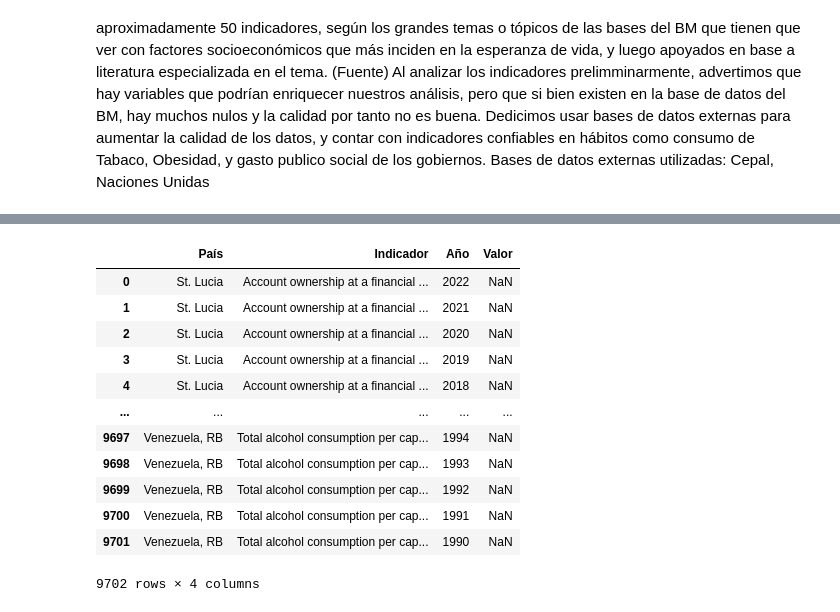
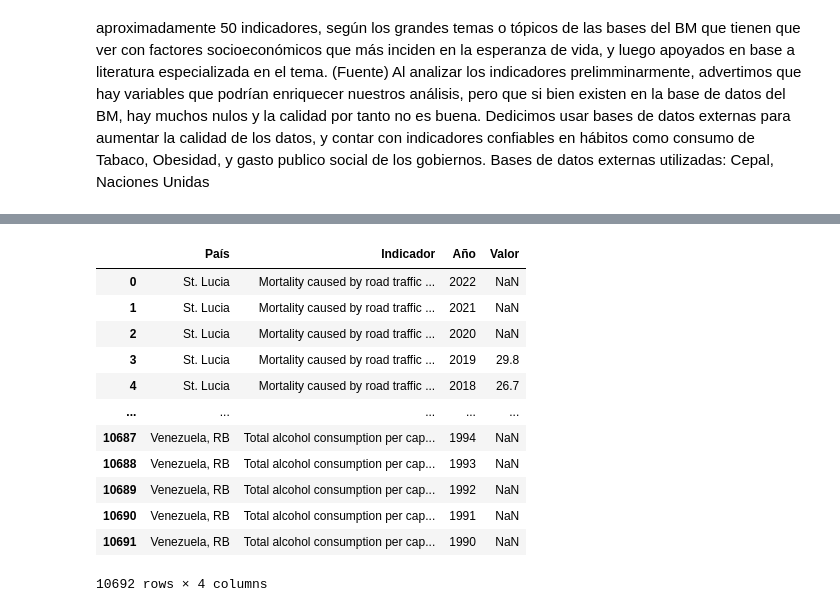
Before and after one commit to HaiderInfante/proyecto_final_bootcamp_henry, a Jupyter notebook: EDA1.ipynb, the cells around one changed output, grey strips where cells are left out. Cells and saved outputs as stored; diff of their text form; code cells hidden in the pictures.

```diff
--- a/EDA1.ipynb
+++ b/EDA1.ipynb
@@ -151,7 +139,9 @@ countries = ["CAN",
 
 
 # Indicadores que deseas consultar
-indicators = [
+indicators = ["SH.STA.TRAF.P5",
+"SH.DYN.NCOM.ZS",
+"SH.STA.WASH.P5",
     "FX.OWN.TOTL.ZS",
     "SP.DYN.CBRT.IN",
     "SH.XPD.KHEX.GD.ZS",
@@ -167,6 +157,7 @@ indicators = [
     "SE.SEC.CUAT.LO.ZS",
     "SP.DYN.TFRT.IN",
     "NY.GDP.MKTP.PP.KD",
+    "NY.GDP.PCAP.PP.KD", "NY.GDP.MKTP.KD.ZG",
     "SI.POV.GINI",
     "SH.STA.IYCF.ZS",
     "SP.DYN.LE00.FE.IN",
@@ -265,7 +256,9 @@ countries = [
     "HND",
     "JAM" ]
 # Indicadores que deseas consultar
-indicators = [
+indicators = ["SH.STA.TRAF.P5",
+"SH.DYN.NCOM.ZS",
+"SH.STA.WASH.P5",
     "FX.OWN.TOTL.ZS",
     "SP.DYN.CBRT.IN",
     "SH.XPD.KHEX.GD.ZS",
@@ -281,6 +274,7 @@ indicators = [
     "SE.SEC.CUAT.LO.ZS",
     "SP.DYN.TFRT.IN",
     "NY.GDP.MKTP.PP.KD",
+    "NY.GDP.PCAP.PP.KD", "NY.GDP.MKTP.KD.ZG",
     "SI.POV.GINI",
     "SH.STA.IYCF.ZS",
     "SP.DYN.LE00.FE.IN",
@@ -375,7 +369,9 @@ countries = [
              "BOL", "BRA", "PER", "DOM", "KNA", "SLV"
              ]
 # Indicadores que deseas consultar
-indicators = [
+indicators = ["SH.STA.TRAF.P5",
+"SH.DYN.NCOM.ZS",
+"SH.STA.WASH.P5",
     "FX.OWN.TOTL.ZS",
     "SP.DYN.CBRT.IN",
     "SH.XPD.KHEX.GD.ZS",
@@ -391,6 +387,7 @@ indicators = [
     "SE.SEC.CUAT.LO.ZS",
     "SP.DYN.TFRT.IN",
     "NY.GDP.MKTP.PP.KD",
+    "NY.GDP.PCAP.PP.KD", "NY.GDP.MKTP.KD.ZG",
     "SI.POV.GINI",
     "SH.STA.IYCF.ZS",
     "SP.DYN.LE00.FE.IN",
@@ -484,7 +481,9 @@ countries = [
 
 
 # Indicadores que deseas consultar
-indicators = [
+indicators = ["SH.STA.TRAF.P5",
+"SH.DYN.NCOM.ZS",
+"SH.STA.WASH.P5",
     "FX.OWN.TOTL.ZS",
     "SP.DYN.CBRT.IN",
     "SH.XPD.KHEX.GD.ZS",
@@ -500,6 +499,7 @@ indicators = [
     "SE.SEC.CUAT.LO.ZS",
     "SP.DYN.TFRT.IN",
     "NY.GDP.MKTP.PP.KD",
+    "NY.GDP.PCAP.PP.KD", "NY.GDP.MKTP.KD.ZG",
     "SI.POV.GINI",
     "SH.STA.IYCF.ZS",
     "SP.DYN.LE00.FE.IN",
@@ -590,7 +590,9 @@ data_df2
 countries =[ "LCA", "VCT", "SUR", "TTO", "URY", "VEN"  ]
 
 # Indicadores que deseas consultar
-indicators = [
+indicators = ["SH.STA.TRAF.P5",
+"SH.DYN.NCOM.ZS",
+"SH.STA.WASH.P5",
     "FX.OWN.TOTL.ZS",
     "SP.DYN.CBRT.IN",
     "SH.XPD.KHEX.GD.ZS",
@@ -606,6 +608,7 @@ indicators = [
     "SE.SEC.CUAT.LO.ZS",
     "SP.DYN.TFRT.IN",
     "NY.GDP.MKTP.PP.KD",
+    "NY.GDP.PCAP.PP.KD", "NY.GDP.MKTP.KD.ZG",
     "SI.POV.GINI",
     "SH.STA.IYCF.ZS",
     "SP.DYN.LE00.FE.IN",
@@ -655,45 +658,45 @@ data_frames = []
 # URL base de la API del Banco Mundial
 base_url = "http://api.worldbank.org/v2/country"
 
 # Realiza las consultas para cada país, indicador y año
 for country_code in countries:
     for indicator in indicators:
         # Construye la URL de la consulta
         url = f"{base_url}/{country_code}/indicator/{indicator}?date={start_year}:{end_year}&format=json"
 
         # Realiza la solicitud GET a la API del Banco Mundial
         response = requests.get(url)
 
         # Verifica si la solicitud fue exitosa
         if response.status_code == 200:
             data = response.json()
             # Los datos se encuentran en data[1]
             for entry in data[1]:
                 year = entry['date']
                 value = entry['value']
                 indicator_name = entry['indicator']['value']
                 country_name = entry['country']['value']
                 data_frames.append(pd.DataFrame({"País": [country_name], "Indicador": [indicator_name], "Año": [year], "Valor": [value]}))
 
 # Concatenar todos los DataFrames individuales en uno
 data_df3 = pd.concat(data_frames, ignore_index=True)
 
 # Mostrar los datos en una tabla
 data_df3
 # %% [output]
 |  | País | Indicador | Año | Valor |
-| 0 | St. Lucia | Account ownership at a financial ... | 2022 | NaN |
-| 1 | St. Lucia | Account ownership at a financial ... | 2021 | NaN |
-| 2 | St. Lucia | Account ownership at a financial ... | 2020 | NaN |
-| 3 | St. Lucia | Account ownership at a financial ... | 2019 | NaN |
-| 4 | St. Lucia | Account ownership at a financial ... | 2018 | NaN |
+| 0 | St. Lucia | Mortality caused by road traffic ... | 2022 | NaN |
+| 1 | St. Lucia | Mortality caused by road traffic ... | 2021 | NaN |
+| 2 | St. Lucia | Mortality caused by road traffic ... | 2020 | NaN |
+| 3 | St. Lucia | Mortality caused by road traffic ... | 2019 | 29.8 |
+| 4 | St. Lucia | Mortality caused by road traffic ... | 2018 | 26.7 |
 | ... | ... | ... | ... | ... |
-| 9697 | Venezuela, RB | Total alcohol consumption per cap... | 1994 | NaN |
-| 9698 | Venezuela, RB | Total alcohol consumption per cap... | 1993 | NaN |
-| 9699 | Venezuela, RB | Total alcohol consumption per cap... | 1992 | NaN |
-| 9700 | Venezuela, RB | Total alcohol consumption per cap... | 1991 | NaN |
-| 9701 | Venezuela, RB | Total alcohol consumption per cap... | 1990 | NaN |
+| 10687 | Venezuela, RB | Total alcohol consumption per cap... | 1994 | NaN |
+| 10688 | Venezuela, RB | Total alcohol consumption per cap... | 1993 | NaN |
+| 10689 | Venezuela, RB | Total alcohol consumption per cap... | 1992 | NaN |
+| 10690 | Venezuela, RB | Total alcohol consumption per cap... | 1991 | NaN |
+| 10691 | Venezuela, RB | Total alcohol consumption per cap... | 1990 | NaN |
-9702 rows × 4 columns
+10692 rows × 4 columns
 # %%
 # Unificamos los dataframes
 concatenated_df2 = pd.concat([data_df0, data_df, data_df1, data_df3, data_df2, data_df_a], ignore_index=True)
```
Also changed, not shown: parts of 62 cells of this notebook.
